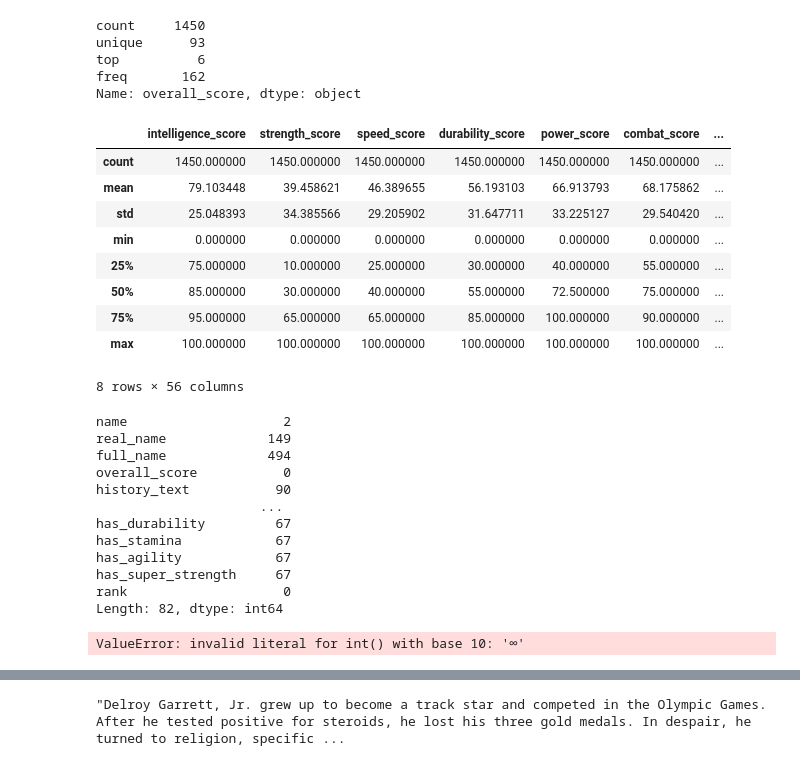
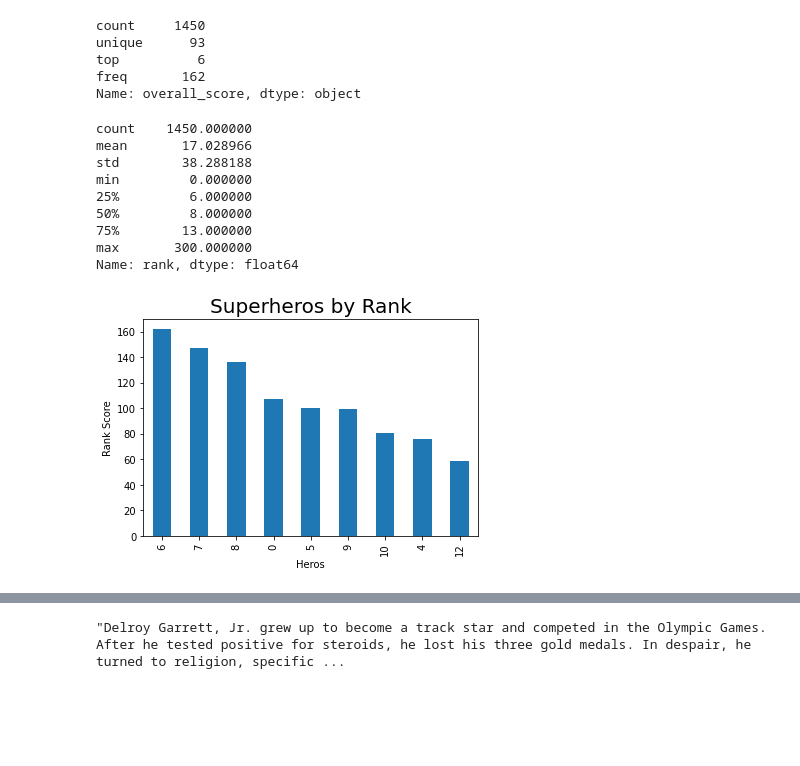
Before and after one commit to twhipple/Superhero_NLP, a Jupyter notebook: Superhero_NLP_Notebook.ipynb, the cells around one changed output, grey strips where cells are left out. Cells and saved outputs as stored; diff of their text form; code cells hidden in the pictures; blank space fills up the shorter version.

```diff
--- a/Superhero_NLP_Notebook.ipynb
+++ b/Superhero_NLP_Notebook.ipynb
@@ -172,36 +242,30 @@ top          6
 freq       162
 Name: overall_score, dtype: object
 # %%
-df['rank'] = df.overall_score.copy()
+df['rank'] = df.overall_score
+# %%
+df['rank'] = df['rank'].str.replace('∞','300')
+# %%
+df['rank'] = df['rank'].str.replace('-','0')
+# %%
+df['rank'] = df['rank'].astype(int)
 # %%
-df.describe()
+df['rank'].describe()
 # %% [output]
-|  | intelligence_score | strength_score | speed_score | durability_score | power_score | combat_score | ... |
-| count | 1450.000000 | 1450.000000 | 1450.000000 | 1450.000000 | 1450.000000 | 1450.000000 | ... |
-| mean | 79.103448 | 39.458621 | 46.389655 | 56.193103 | 66.913793 | 68.175862 | ... |
-| std | 25.048393 | 34.385566 | 29.205902 | 31.647711 | 33.225127 | 29.540420 | ... |
-| min | 0.000000 | 0.000000 | 0.000000 | 0.000000 | 0.000000 | 0.000000 | ... |
-| 25% | 75.000000 | 10.000000 | 25.000000 | 30.000000 | 40.000000 | 55.000000 | ... |
-| 50% | 85.000000 | 30.000000 | 40.000000 | 55.000000 | 72.500000 | 75.000000 | ... |
-| 75% | 95.000000 | 65.000000 | 65.000000 | 85.000000 | 100.000000 | 90.000000 | ... |
-| max | 100.000000 | 100.000000 | 100.000000 | 100.000000 | 100.000000 | 100.000000 | ... |
-8 rows × 56 columns
+count    1450.000000
+mean       17.028966
+std        38.288188
+min         0.000000
+25%         6.000000
+50%         8.000000
+75%        13.000000
+max       300.000000
+Name: rank, dtype: float64
-# %%
-df.isna().sum()
-# %% [output]
-name                    2
-real_name             149
-full_name             494
-overall_score           0
-history_text           90
-                     ...
-has_durability         67
-has_stamina            67
-has_agility            67
-has_super_strength     67
-rank                    0
-Length: 82, dtype: int64
-# %%
-df.overall_score.astype(str).astype(int)
-# %% [output]
-ValueError: invalid literal for int() with base 10: '∞'
+# %%
+df['rank'].value_counts()[0:9].plot(kind='bar')
+plt.xlabel('Heros')
+plt.ylabel('Rank Score')
+plt.title("Superheros by Rank", fontsize=20,)
+plt.show()
+# %% [output]
+[figure, added]
```
Also changed, not shown: parts of 13 cells of this notebook, 1 other file.
